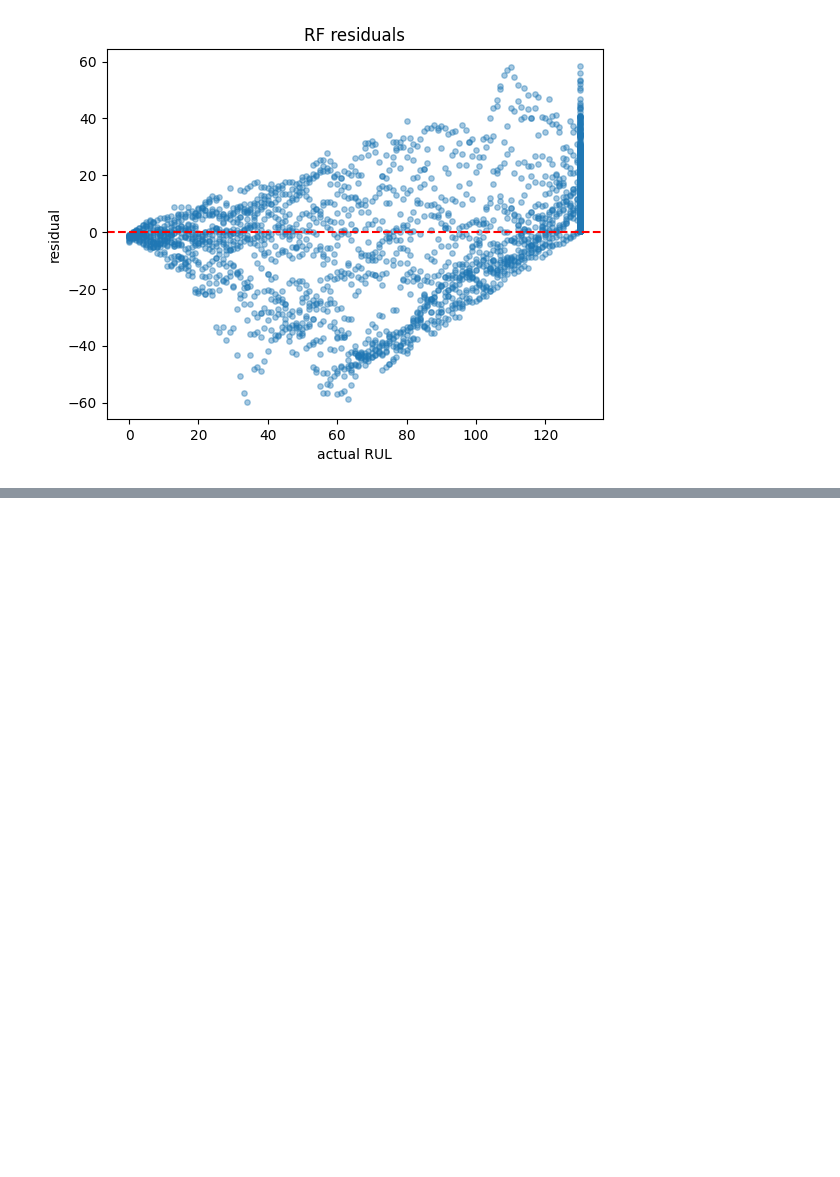
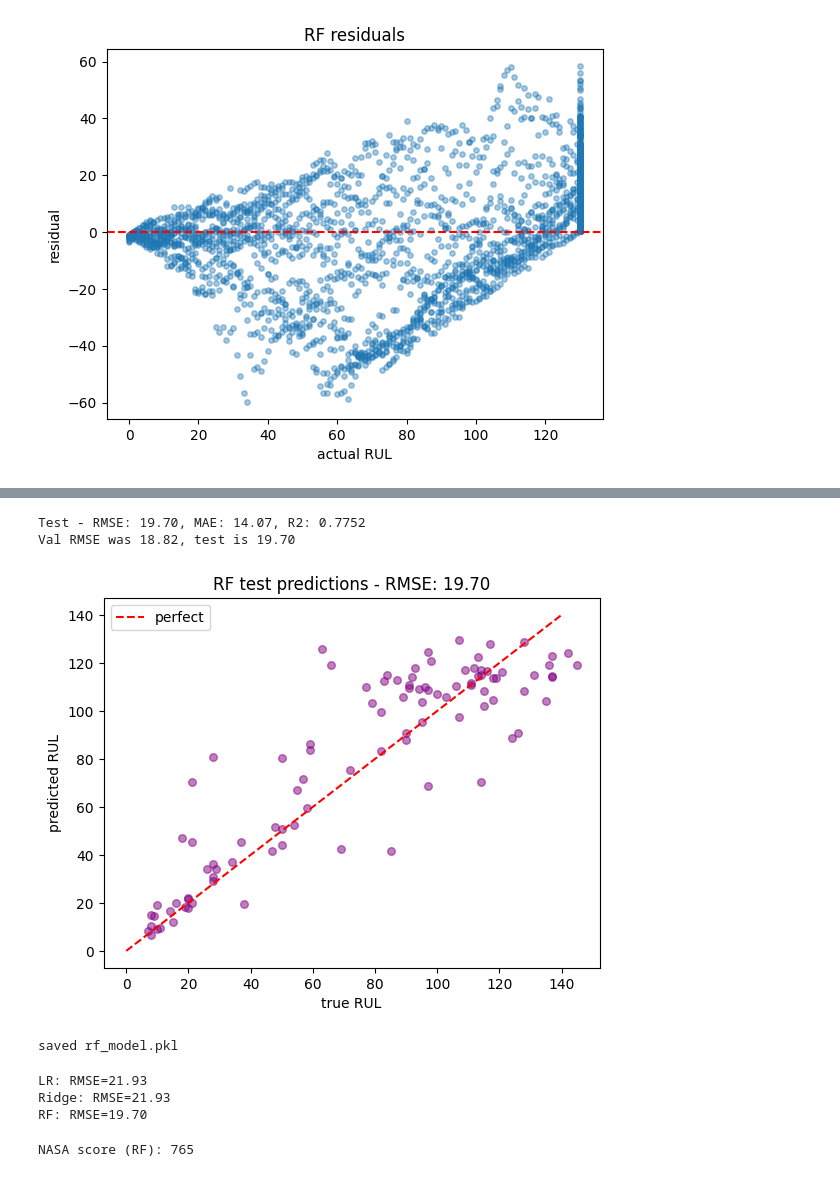
Before and after one commit to lohitharasakonda/engine-rul-predictor, a Jupyter notebook: notebooks/model.ipynb, the cells around one changed output, grey strips where cells are left out. Cells and saved outputs as stored; diff of their text form; code cells hidden in the pictures; blank space fills up the shorter version.

Commit message:
test RMSE 19.70,  modeling done

```diff
--- a/notebooks/model.ipynb
+++ b/notebooks/model.ipynb
@@ -204,0 +230,54 @@ plt.show()
+# %%
+# evaluate on actual test set
+rul_test = pd.read_csv("../data/raw/RUL_FD001.txt", header=None, names=['true_RUL'])
+
+df_test_last = df_test_scaled.groupby('engine_number').tail(1).reset_index(drop=True)
+X_test_last = df_test_last[[col for col in df_test_last.columns
+                            if col not in ['engine_number', 'cycle']]]
+
+y_pred_test = rf_model.predict(X_test_last)
+
+test_rmse = np.sqrt(mean_squared_error(rul_test['true_RUL'], y_pred_test))
+test_mae = mean_absolute_error(rul_test['true_RUL'], y_pred_test)
+test_r2 = r2_score(rul_test['true_RUL'], y_pred_test)
+
+print(f"Test - RMSE: {test_rmse:.2f}, MAE: {test_mae:.2f}, R2: {test_r2:.4f}")
+print(f"Val RMSE was {rf_rmse:.2f}, test is {test_rmse:.2f}")
+# %% [output]
+Test - RMSE: 19.70, MAE: 14.07, R2: 0.7752
+Val RMSE was 18.82, test is 19.70
+# %%
+plt.scatter(rul_test['true_RUL'], y_pred_test, alpha=0.5, s=30, color='purple')
+plt.plot([0, 140], [0, 140], 'r--', label='perfect')
+plt.title(f'RF test predictions - RMSE: {test_rmse:.2f}')
+plt.xlabel('true RUL')
+plt.ylabel('predicted RUL')
+plt.legend()
+plt.show()
+# %% [output]
+[figure, added]
+# %%
+# save the model
+joblib.dump(rf_model, "../models/rf_model.pkl")
+print("saved rf_model.pkl")
+# %% [output]
+saved rf_model.pkl
+# %%
+# test all models
+for name, model in [('LR', lr_model), ('Ridge', ridge_model), ('RF', rf_model)]:
+    pred = model.predict(X_test_last)
+    rmse = np.sqrt(mean_squared_error(rul_test['true_RUL'], pred))
+    print(f"{name}: RMSE={rmse:.2f}")
+# %% [output]
+LR: RMSE=21.93
+Ridge: RMSE=21.93
+RF: RMSE=19.70
+# %%
+# nasa scoring function
+def nasa_score(y_true, y_pred):
+    diff = y_true - y_pred
+    return np.sum(np.where(diff < 0, np.exp(-diff/13) - 1, np.exp(diff/10) - 1))
+
+print(f"NASA score (RF): {nasa_score(rul_test['true_RUL'], y_pred_test):.0f}")
+# %% [output]
+NASA score (RF): 765
```
Also changed, not shown: parts of 4 cells of this notebook.
